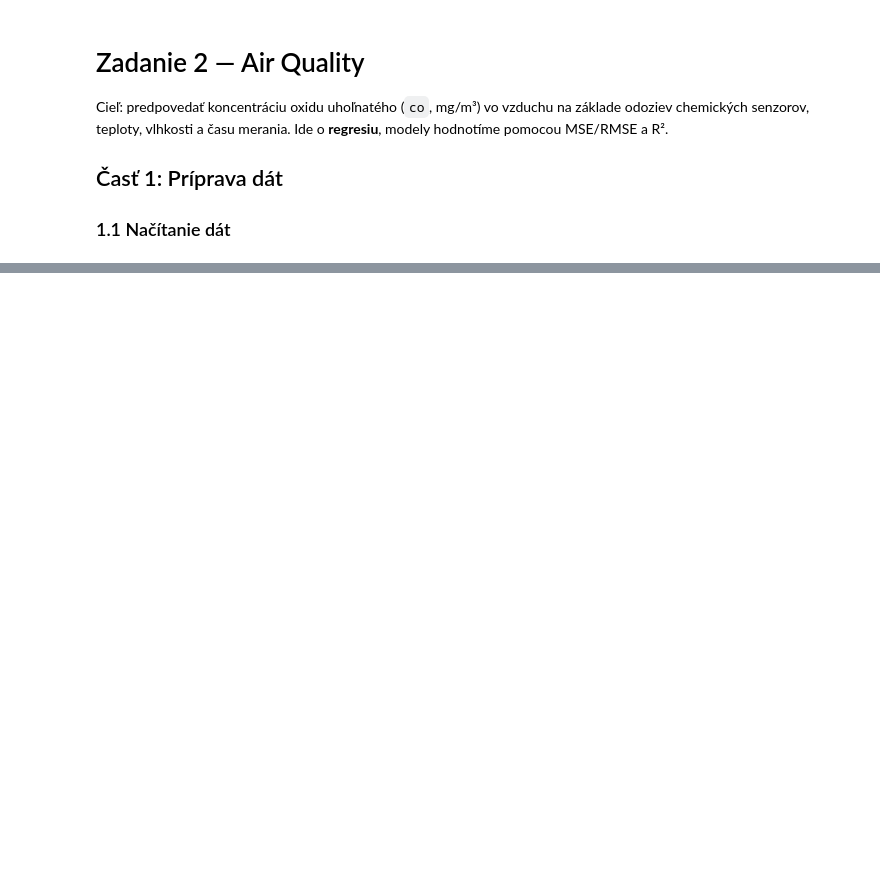
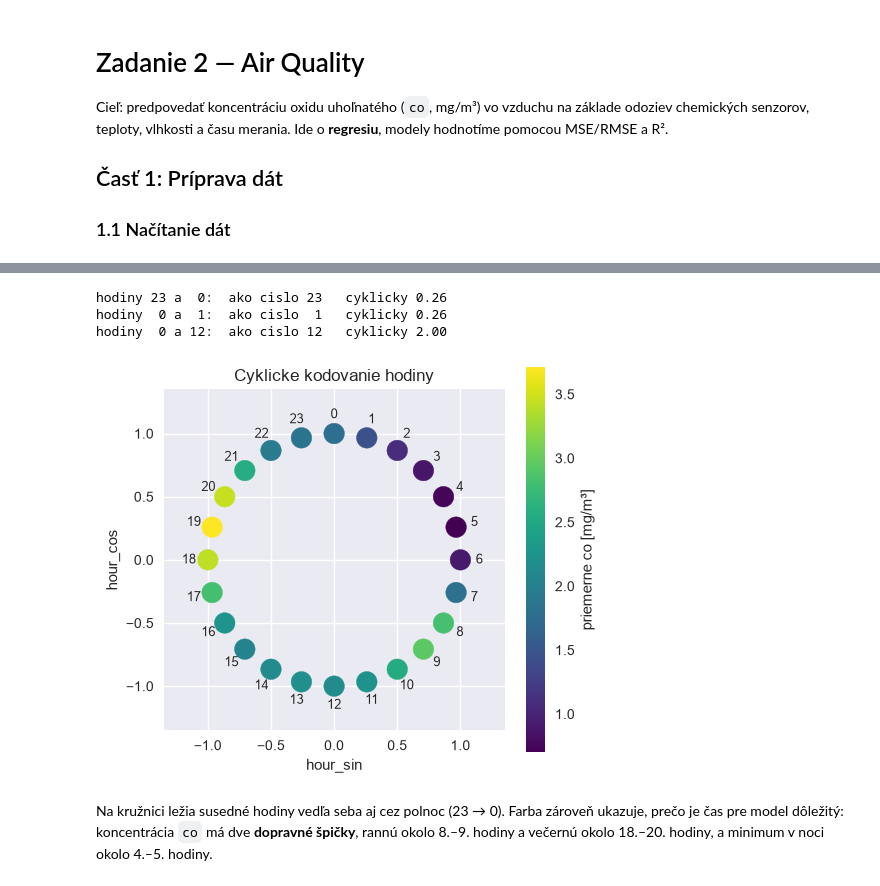
Before and after one commit to IvanYachmenov/SUNS_neural_networks_2, a Jupyter notebook: assignment.ipynb, the cells around one changed output, grey strips where cells are left out. Cells and saved outputs as stored; diff of their text form; code cells hidden in the pictures; blank space fills up the shorter version.

```diff
--- a/assignment.ipynb
+++ b/assignment.ipynb
@@ -52,0 +207,14 @@ df.head(50)
+# %%
+n0 = len(df)
+df_clean = df.drop_duplicates()
+print(f"po odstraneni duplikatov:      {len(df_clean):5d} riadkov (-{n0 - len(df_clean)})")
+
+n1 = len(df_clean)
+df_clean = df_clean.dropna()
+print(f"po odstraneni NaN:             {len(df_clean):5d} riadkov (-{n1 - len(df_clean)})")
+
+n2 = len(df_clean)
+df_clean = df_clean[df_clean["temperature"] <= 40]
+print(f"po odstraneni teploty nad 40:  {len(df_clean):5d} riadkov (-{n2 - len(df_clean)})")
+
+print(f"spolu odstranenych: {n0 - len(df_clean)} riadkov ({(n0 - len(df_clean)) / n0:.1%})")
@@ -52,0 +242,6 @@ df.head(50)
+# %%
+# instant je identifikator, date ma 391 unikatnych hodnot a vsetko podstatne z neho uz je v month a weekday
+df_clean = df_clean.drop(columns=["instant", "date"])
+df_eda = df_clean.copy()   # vycistene data pred kodovanim (pre 3D grafy a pripadne EDA)
+print(df_clean.shape)
+df_clean.describe()
@@ -52,0 +292,32 @@ df.head(50)
+# %%
+# overenie: vzdialenost medzi hodinami pred a po kodovani
+def vzdialenost(h1, h2):
+    p1 = np.array([np.sin(2 * np.pi * h1 / 24), np.cos(2 * np.pi * h1 / 24)])
+    p2 = np.array([np.sin(2 * np.pi * h2 / 24), np.cos(2 * np.pi * h2 / 24)])
+    return np.linalg.norm(p1 - p2)
+
+for h1, h2 in [(23, 0), (0, 1), (0, 12)]:
+    print(f"hodiny {h1:2d} a {h2:2d}:  ako cislo {abs(h1 - h2):2d}   cyklicky {vzdialenost(h1, h2):.2f}")
+# %% [output]
+hodiny 23 a  0:  ako cislo 23   cyklicky 0.26
+hodiny  0 a  1:  ako cislo  1   cyklicky 0.26
+hodiny  0 a 12:  ako cislo 12   cyklicky 2.00
+# %%
+# hodiny na kruznici, farba = priemerna koncentracia co v danej hodine
+po_hodinach = df_clean.groupby("hour")["co"].mean()
+uhol = 2 * np.pi * po_hodinach.index / 24
+
+fig, ax = plt.subplots(figsize=(5.5, 5))
+sc = ax.scatter(np.sin(uhol), np.cos(uhol), c=po_hodinach.values, cmap="viridis", s=220, zorder=3)
+for h, u in zip(po_hodinach.index, uhol):
+    ax.annotate(str(h), (1.15 * np.sin(u), 1.15 * np.cos(u)), ha="center", va="center", fontsize=9)
+plt.colorbar(sc, label="priemerne co [mg/m³]")
+ax.set_xlabel("hour_sin"); ax.set_ylabel("hour_cos")
+ax.set_title("Cyklicke kodovanie hodiny")
+ax.set_aspect("equal")
+ax.set_xlim(-1.35, 1.35); ax.set_ylim(-1.35, 1.35)
+plt.show()
+# %% [output]
+[figure, added]
+# %% [markdown]
+Na kružnici ležia susedné hodiny vedľa seba aj cez polnoc (23 → 0). Farba zároveň ukazuje, prečo je čas pre model dôležitý: koncentrácia `co` má dve **dopravné špičky**, rannú okolo 8.–9. hodiny a večernú okolo 18.–20. hodiny, a minimum v noci okolo 4.–5. hodiny.
```
Also changed, not shown: parts of 110 cells of this notebook, 17 other files.
